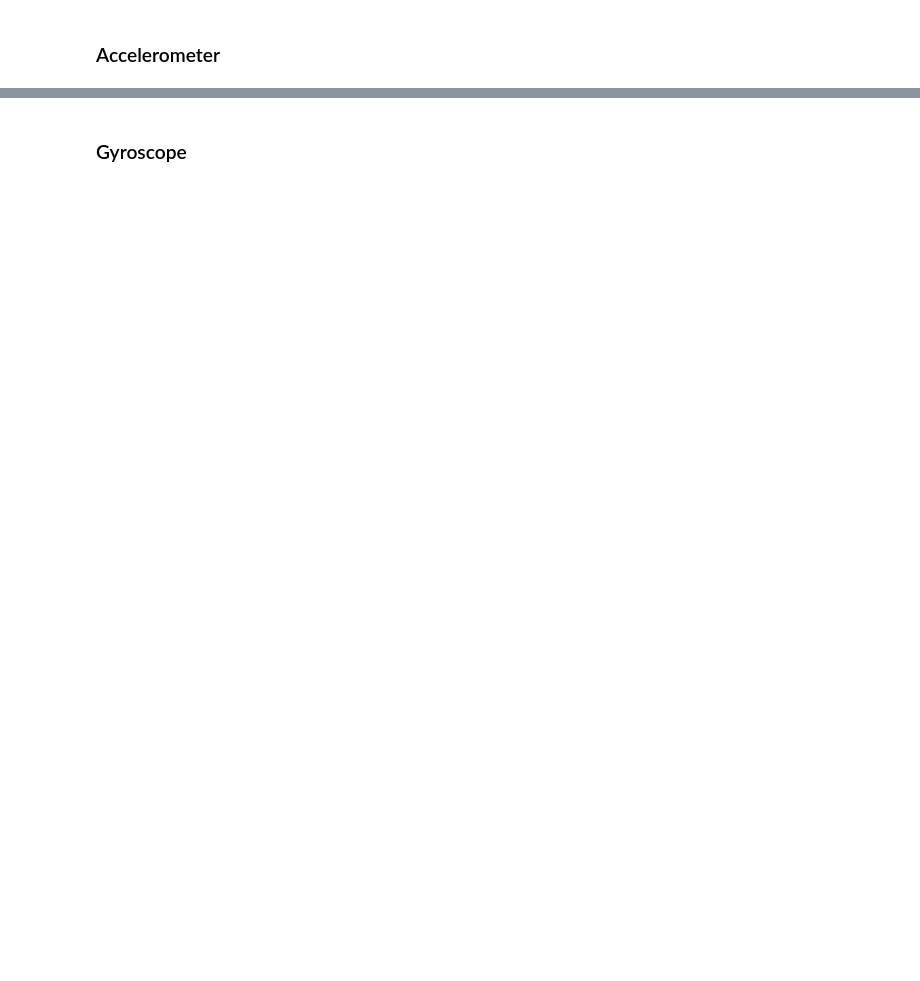
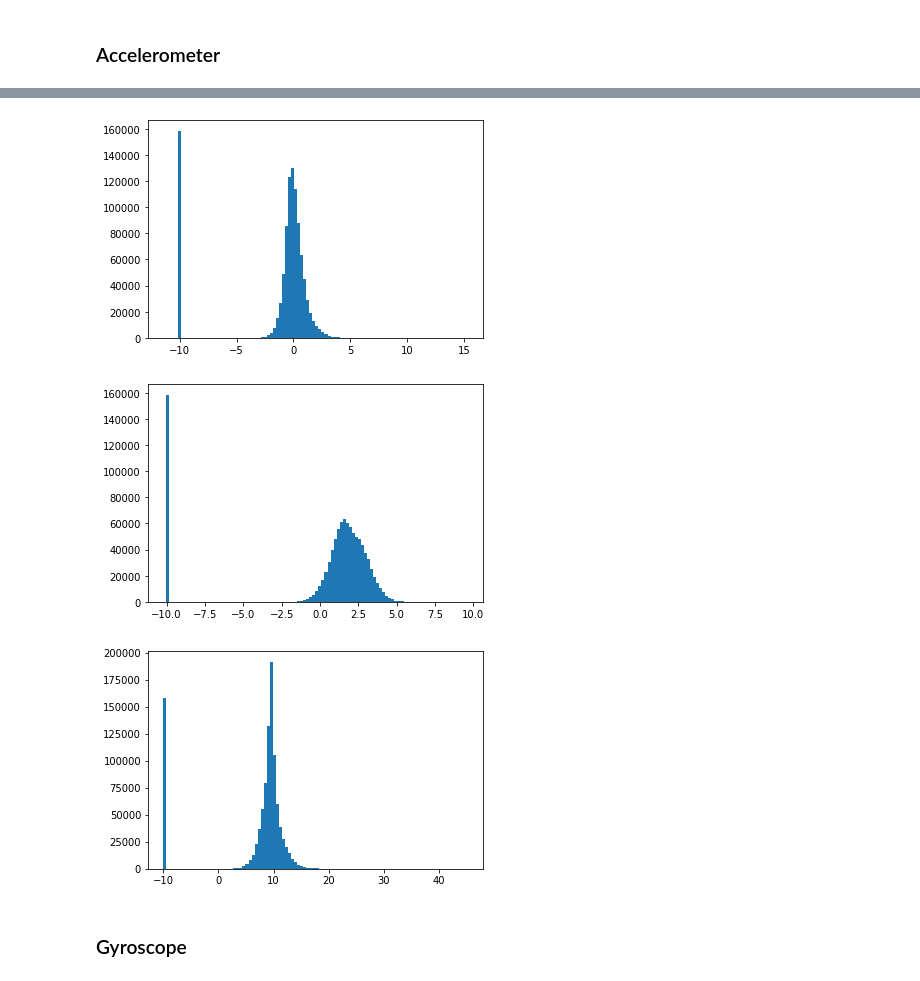
Before and after one commit to konumaru/indoor_location_and_Navigation, a Jupyter notebook: notebook/RawDataProcessing.ipynb, the cells around one changed output, grey strips where cells are left out. Drawn from its saved outputs; the diff is of its cells as text; code cells hidden in the pictures; blank space fills up the shorter version.

```diff
--- a/notebook/RawDataProcessing.ipynb
+++ b/notebook/RawDataProcessing.ipynb
@@ -490,0 +510,14 @@ for path_id, gdf in track(waypoint.head(5000).groupby("path")):
+# %%
+def create_accelerometer():
+    waypoint = load_pickle("./tmp/train_waypoint.pkl", verbose=False)
+    results = Parallel(n_jobs=-1)(
+        delayed(get_sensor_feature)(path_id, gdf, 'accelerometer', -10.)
+        for path_id, gdf in track(waypoint.head(10000).groupby("path"))
+    )
+#     results = []
+#     for path_id, gdf in track(waypoint.head(5000).groupby("path")):
+#         result = get_acce_feature(path_id, gdf)
+#         results.append(result)
+    return results
+
+results = create_accelerometer()
@@ -491,2 +526,28 @@ for path_id, gdf in track(waypoint.head(5000).groupby("path")):
+# %%
+past_X, past_Y, past_Z, feat_X, feat_Y, feat_Z = zip(*results)
+
+past_X = np.concatenate(past_X, axis=1).reshape(-1, 100)
+past_Y = np.concatenate(past_Y, axis=1).reshape(-1, 100)
+past_Z = np.concatenate(past_Z, axis=1).reshape(-1, 100)
+
+feat_X = np.concatenate(feat_X, axis=1).reshape(-1, 100)
+feat_Y = np.concatenate(feat_Y, axis=1).reshape(-1, 100)
+feat_Z = np.concatenate(feat_Z, axis=1).reshape(-1, 100)
+# %%
+plt.figure()
+plt.hist(np.ravel(past_X), bins=100)
+plt.show()
+
+plt.figure()
+plt.hist(np.ravel(past_Y), bins=100)
+plt.show()
+
+plt.figure()
+plt.hist(np.ravel(past_Z), bins=100)
+plt.show()
+# %% [output]
+[figure, added]
+[figure, added]
+[figure, added]
 # %% [markdown]
 ### Gyroscope
```
Also changed, not shown: parts of 14 cells of this notebook, 10 other files.
